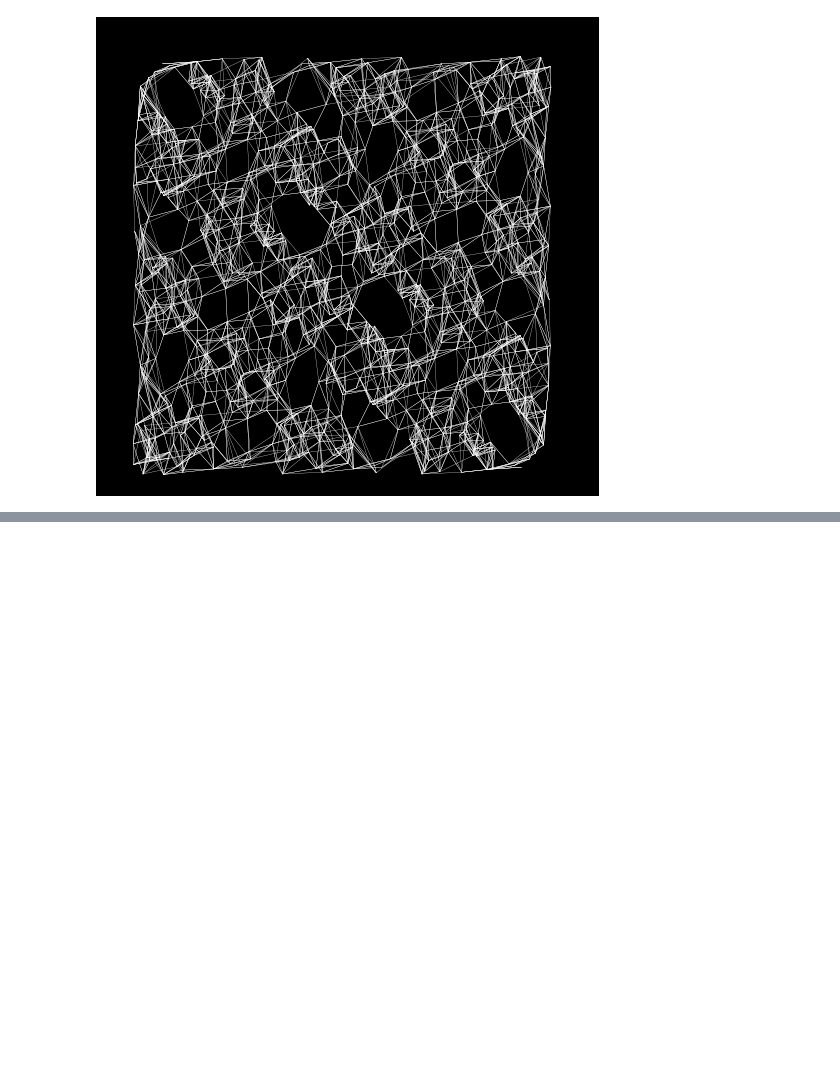
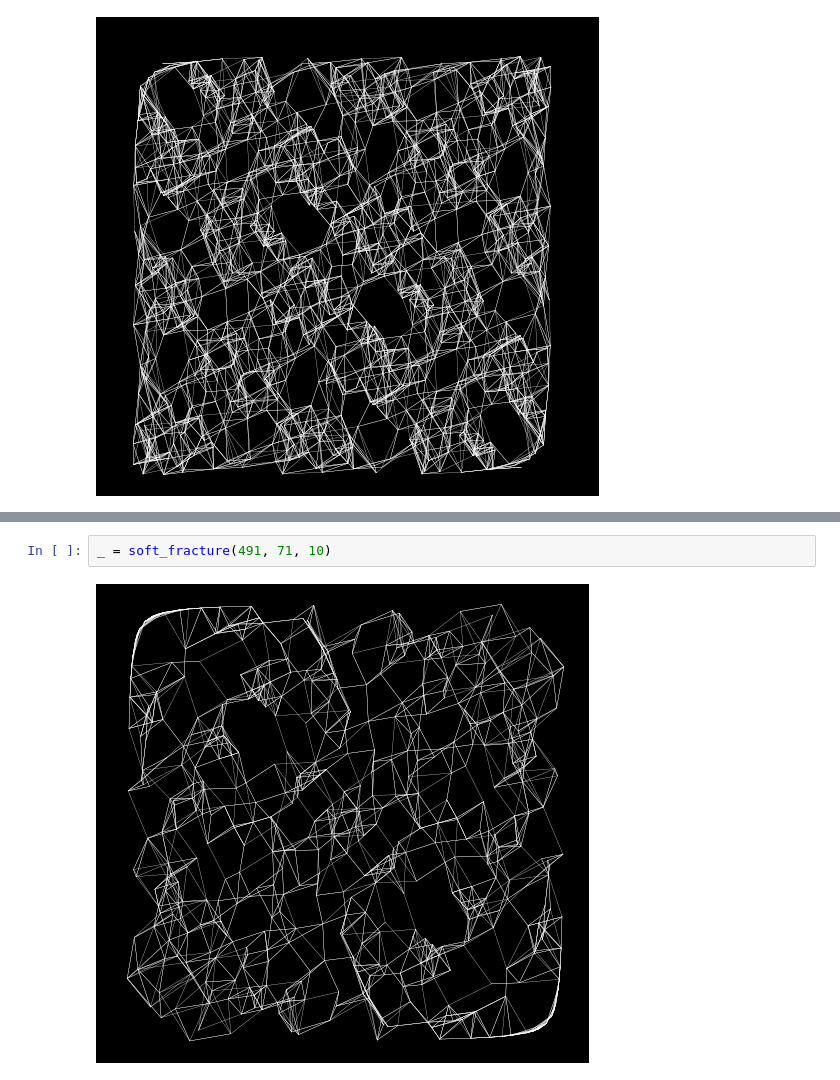
Before and after one commit to finiterank/iPython-Notebooks, a Jupyter notebook: Soft Fractures.ipynb, the cells around one changed output, grey strips where cells are left out. Drawn from its saved outputs; the diff is of its cells as text; blank space fills up the shorter version.

```diff
--- a/Soft Fractures.ipynb
+++ b/Soft Fractures.ipynb
@@ -47,0 +52,4 @@ _ = soft_fracture(1500, 111, 15)
+# %%
+_ = soft_fracture(491, 71, 10)
+# %% [output]
+[figure, added]
```
Also changed, not shown: parts of 2 cells of this notebook.
